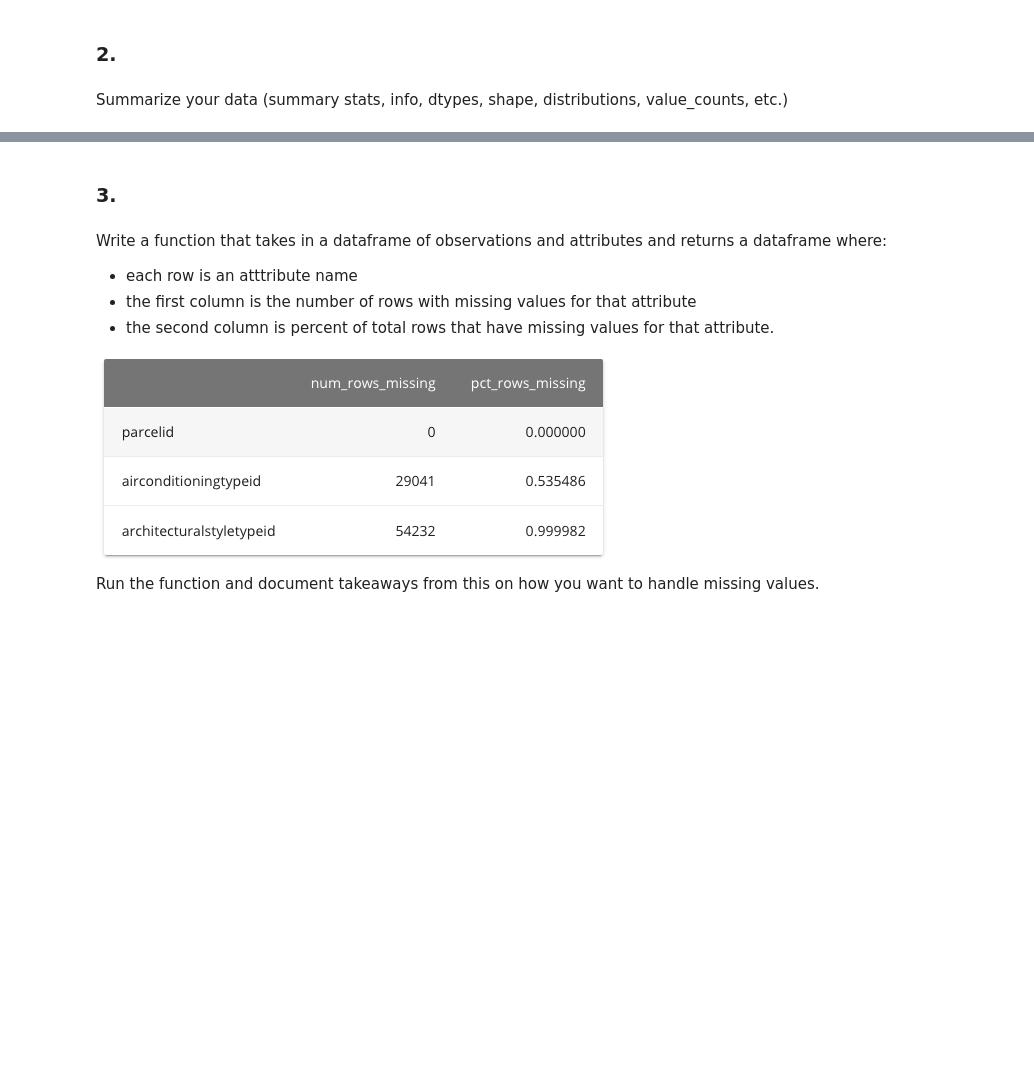
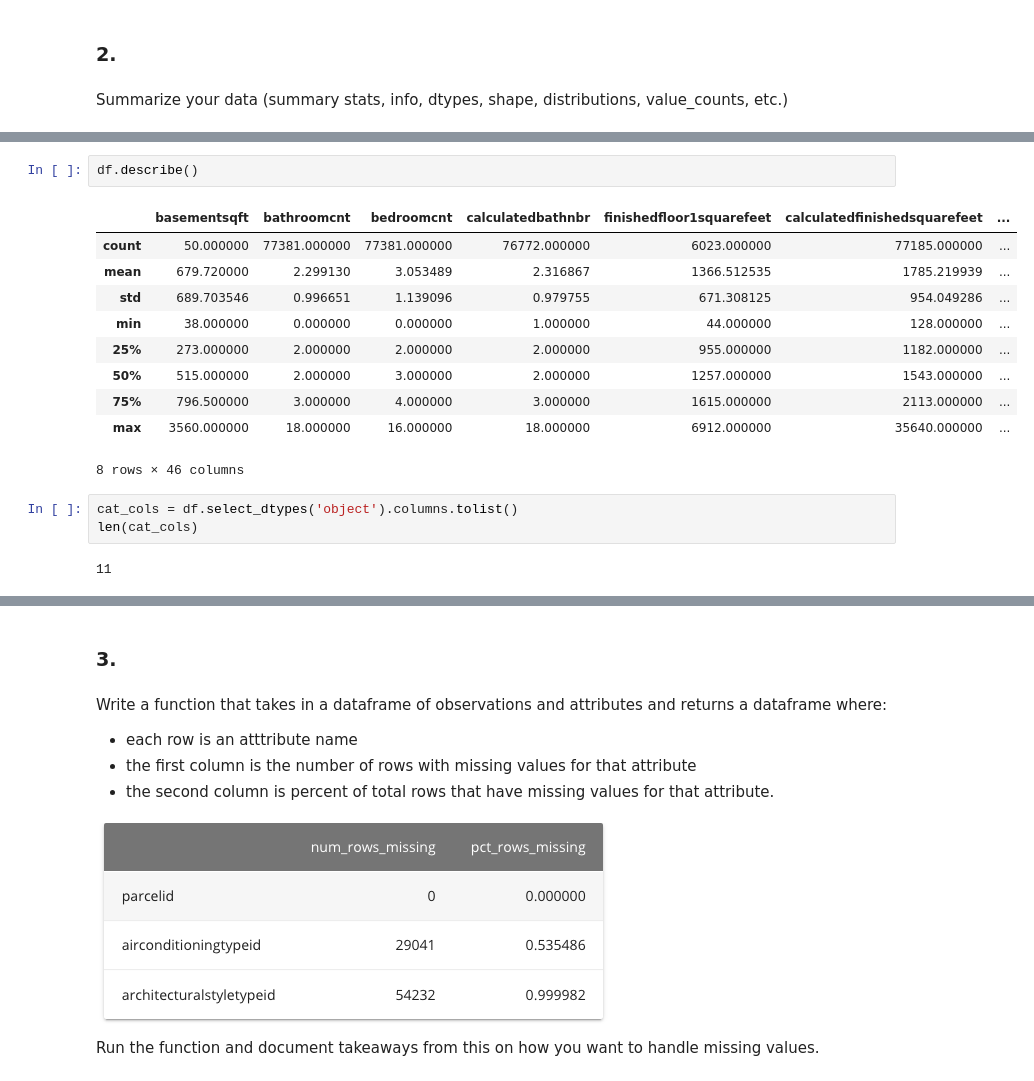
Before and after one commit to adam-talbot/clustering-exercises, a Jupyter notebook: wrangle_exercises_zillow.ipynb, the cells around one changed output, grey strips where cells are left out. Cells and saved outputs as stored; diff of their text form; blank space fills up the shorter version.

```diff
--- a/wrangle_exercises_zillow.ipynb
+++ b/wrangle_exercises_zillow.ipynb
@@ -92,0 +96,18 @@ Summarize your data (summary stats, info, dtypes, shape, distributions, value_co
+# %%
+df.describe()
+# %% [output]
+|  | basementsqft | bathroomcnt | bedroomcnt | calculatedbathnbr | finishedfloor1squarefeet | calculatedfinishedsquarefeet | ... |
+| count | 50.000000 | 77381.000000 | 77381.000000 | 76772.000000 | 6023.000000 | 77185.000000 | ... |
+| mean | 679.720000 | 2.299130 | 3.053489 | 2.316867 | 1366.512535 | 1785.219939 | ... |
+| std | 689.703546 | 0.996651 | 1.139096 | 0.979755 | 671.308125 | 954.049286 | ... |
+| min | 38.000000 | 0.000000 | 0.000000 | 1.000000 | 44.000000 | 128.000000 | ... |
+| 25% | 273.000000 | 2.000000 | 2.000000 | 2.000000 | 955.000000 | 1182.000000 | ... |
+| 50% | 515.000000 | 2.000000 | 3.000000 | 2.000000 | 1257.000000 | 1543.000000 | ... |
+| 75% | 796.500000 | 3.000000 | 4.000000 | 3.000000 | 1615.000000 | 2113.000000 | ... |
+| max | 3560.000000 | 18.000000 | 16.000000 | 18.000000 | 6912.000000 | 35640.000000 | ... |
+8 rows × 46 columns
+# %%
+cat_cols = df.select_dtypes('object').columns.tolist()
+len(cat_cols)
+# %% [output]
+11
```
Also changed, not shown: parts of 68 cells of this notebook, 3 other files.
